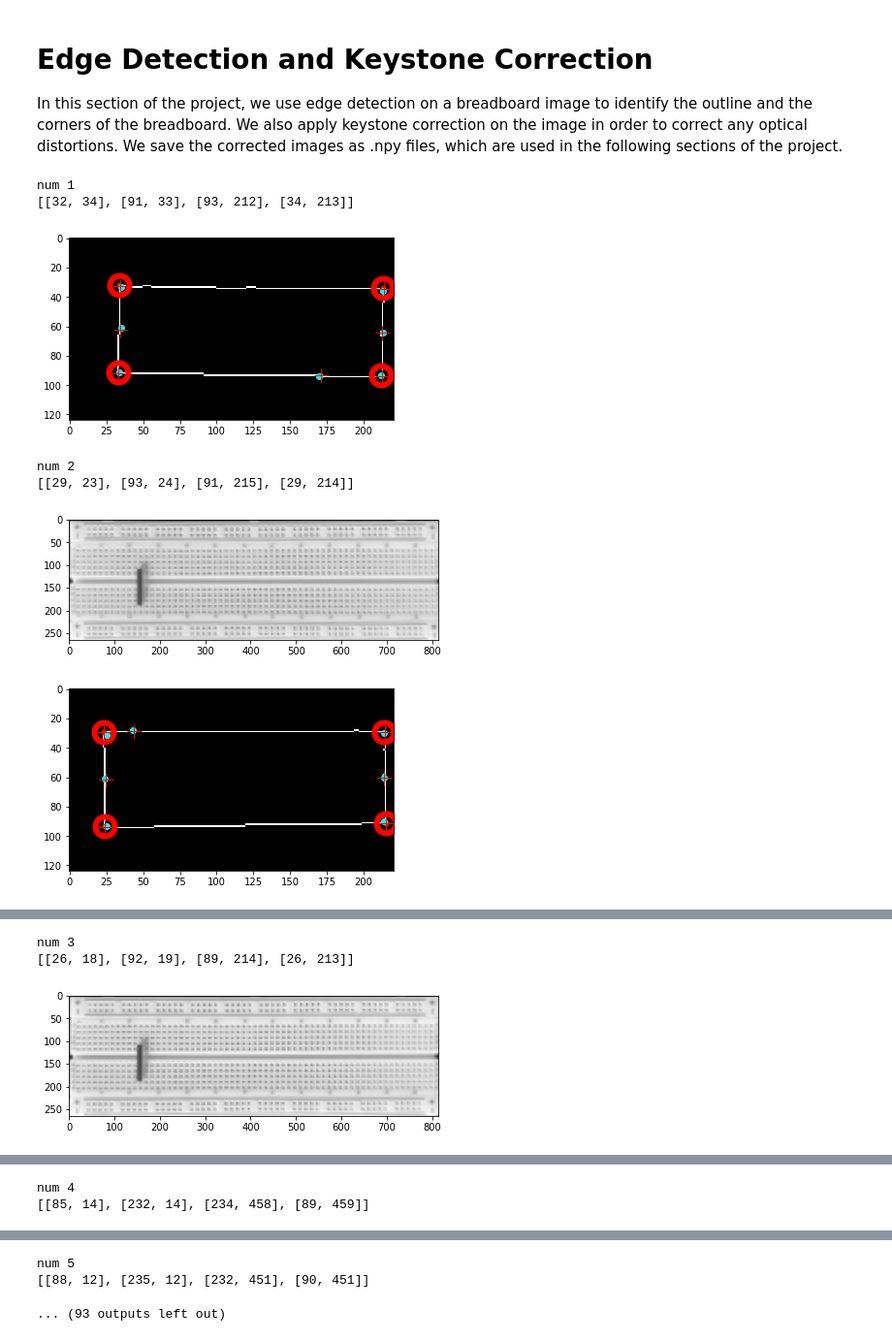
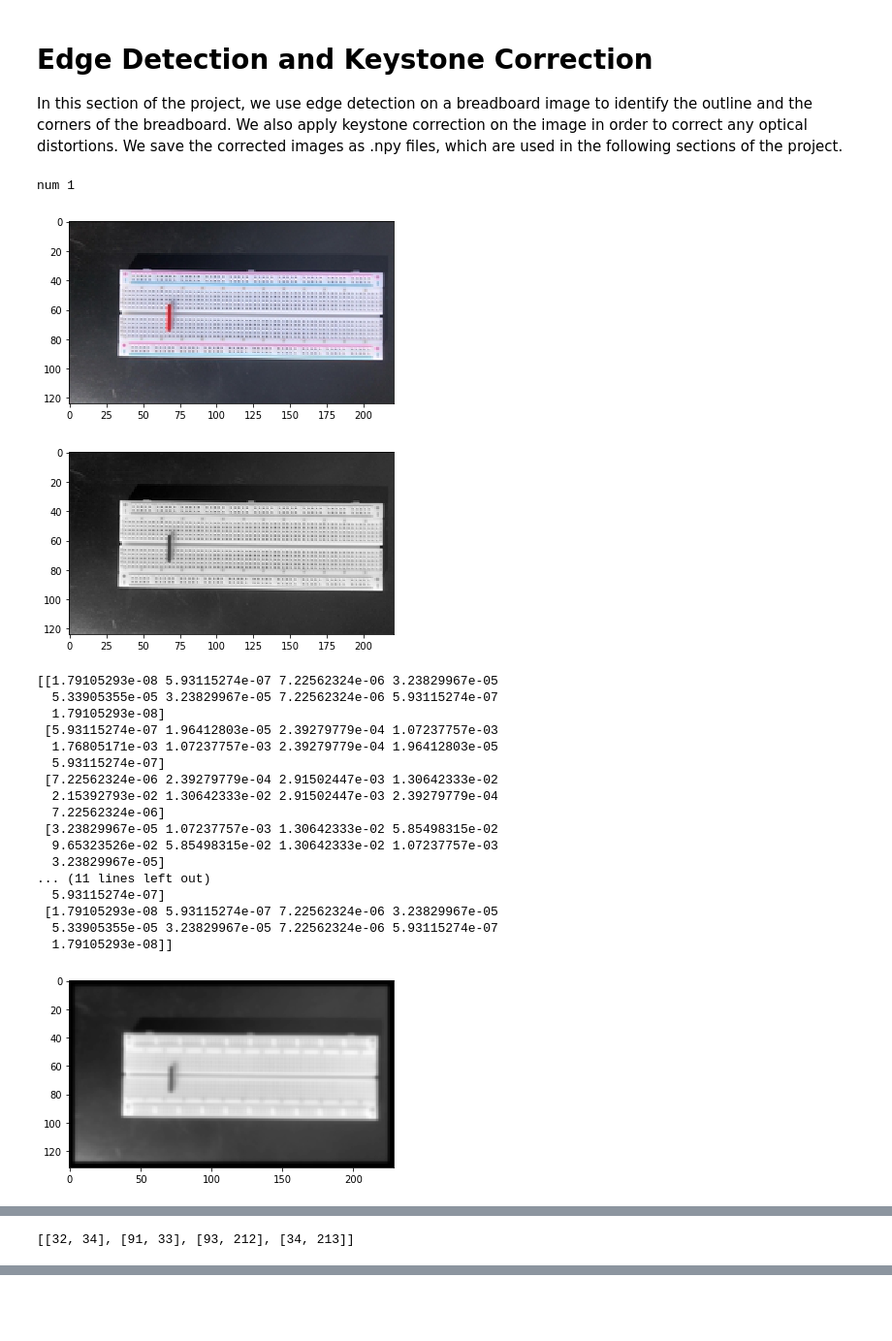
Before and after one commit to t6r7/BreadboardToSchematic, a Jupyter notebook: Pre-Project Files/create_key_np_arrs.ipynb, the cells around one changed output, grey strips where cells are left out. Shown: that part at 97% size. Saved outputs shown, nothing was run; the diff lists cells and outputs as text; code cells hidden in the pictures; blank space fills up the shorter version.

```diff
--- a/Pre-Project Files/create_key_np_arrs.ipynb
+++ b/Pre-Project Files/create_key_np_arrs.ipynb
@@ -29,8 +29,8 @@ def gaussian_kernel(size, sigma=1):
         sigma = std devs
 
         Outputs:
-        g: a gaussien filter kernal. The image is then convelved with the
-           kernal to smooth/blurr it
+        g: a gaussien filter kernel. The image is then convolved with the
+           kernel to smooth/blurr it
     """
     ###
     if (size%2 == 0):
@@ -412,11 +412,20 @@ def create_gray_key_im(num):
     creates a .npy variable/file of name numpy_im_ # .npy from grayscale keystone im
     """
     image = imread('resized_comp_im/resized_comp_im_' + str(num) +'.jpg')
+    plt.imshow(image)
+    plt.show()
     im_gray = rgb2gray(image)
+    plt.imshow(im_gray, cmap='gray')
+    plt.show()
     kernel = gaussian_kernel(9, sigma = 1.0)
+    print(kernel)
     blurr_im = signal.convolve2d(im_gray, kernel, mode='full', boundary='fill', fillvalue=0)
+    plt.imshow(blurr_im, cmap='gray')
+    plt.show()
     blurr_im_nd = ndimage.filters.convolve(im_gray, kernel)
     mag_blurr_nd, phase_blurr_nd = sobel_filters(blurr_im_nd)
+    plt.imshow(mag_blurr_nd, cmap='gray')
+    plt.show()
     mag_orig, phase_orig = sobel_filters(im_gray)
     mag_blurr_nd_maxsup = non_max_suppression(mag_blurr_nd, phase_blurr_nd)
     mag_blurr_nd_maxsup_thresh, weak, strong = threshold(mag_blurr_nd_maxsup)
@@ -430,16 +439,30 @@ def create_gray_key_im(num):
     warped = keystone_correction(src_corners, dst, im_gray, output_shape = (265, 815))
     np.save("keyed_comp_as_arrs/npwarped_comp_key_gray_" + str(num) + ".npy", warped, allow_pickle = False)
 # %%
-for num in range(1,36):
+for num in range(1,2):
     print('num', num)
     create_gray_key_im(num)
     new_im = np.load("keyed_comp_as_arrs/npwarped_comp_key_gray_" + str(num) +".npy")
     imshow(new_im)
 # %% [output]
 num 1
-[[32, 34], [91, 33], [93, 212], [34, 213]]
-[figure, old version]
+[figure, new version]
+[figure, new version]
-num 2
-[[29, 23], [93, 24], [91, 215], [29, 214]]
+[[1.79105293e-08 5.93115274e-07 7.22562324e-06 3.23829967e-05
+  5.33905355e-05 3.23829967e-05 7.22562324e-06 5.93115274e-07
+  1.79105293e-08]
+ [5.93115274e-07 1.96412803e-05 2.39279779e-04 1.07237757e-03
+  1.76805171e-03 1.07237757e-03 2.39279779e-04 1.96412803e-05
+  5.93115274e-07]
+ [7.22562324e-06 2.39279779e-04 2.91502447e-03 1.30642333e-02
+  2.15392793e-02 1.30642333e-02 2.91502447e-03 2.39279779e-04
+  7.22562324e-06]
+ [3.23829967e-05 1.07237757e-03 1.30642333e-02 5.85498315e-02
+  9.65323526e-02 5.85498315e-02 1.30642333e-02 1.07237757e-03
+  3.23829967e-05]
+... (11 lines left out)
+  5.93115274e-07]
+ [1.79105293e-08 5.93115274e-07 7.22562324e-06 3.23829967e-05
+  5.33905355e-05 3.23829967e-05 7.22562324e-06 5.93115274e-07
+  1.79105293e-08]]
-[figure, old version]
-[figure, old version]
+[figure, new version]
@@ -446,3 +470 @@ num 2
-num 3
-[[26, 18], [92, 19], [89, 214], [26, 213]]
+[[32, 34], [91, 33], [93, 212], [34, 213]]
-[figure, old version]
@@ -450,3 +472 @@ num 3
-num 4
-[[85, 14], [232, 14], [234, 458], [89, 459]]
 [figure]
@@ -454,3 +472,0 @@ num 4
-num 5
-[[88, 12], [235, 12], [232, 451], [90, 451]]
-... (93 outputs left out)
```
Also changed, not shown: parts of 1 cell of this notebook, 1 other file.
